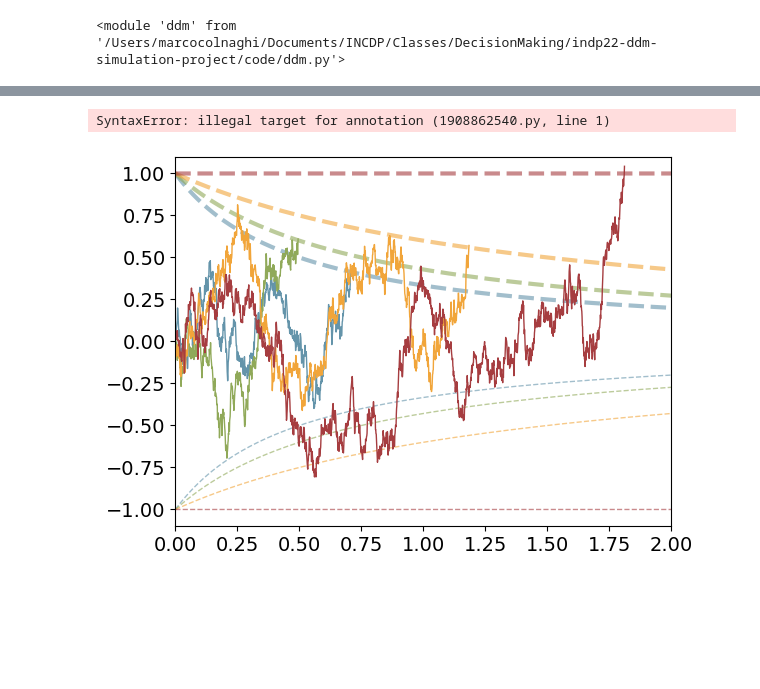
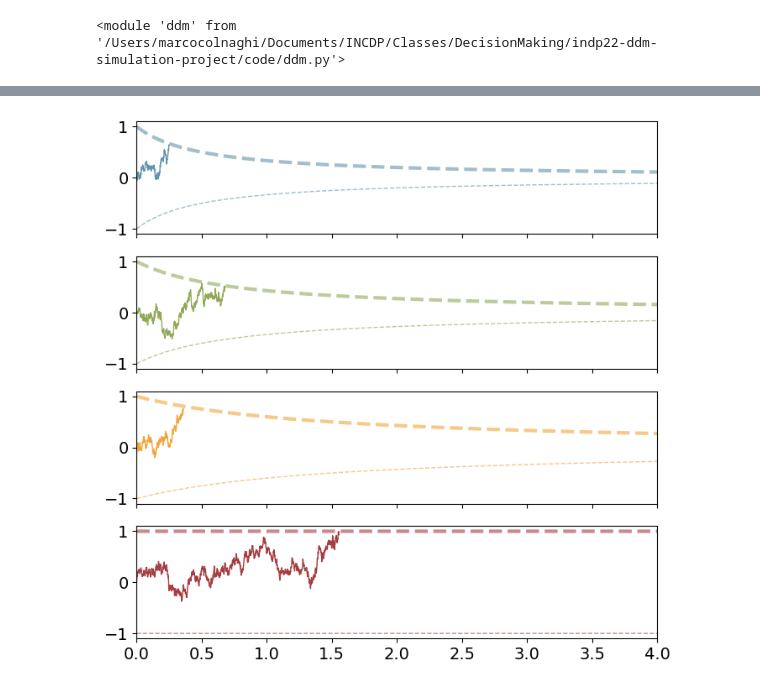
Before and after one commit to I-Pica/indp22-ddm-simulation-project, a Jupyter notebook: code/marco-sim-ddm.ipynb, the cells around one changed output, grey strips where cells are left out. Saved outputs shown, nothing was run; the diff lists cells and outputs as text; code cells hidden in the pictures; blank space fills up the shorter version.

```diff
--- a/code/marco-sim-ddm.ipynb
+++ b/code/marco-sim-ddm.ipynb
@@ -60,0 +106,13 @@ ddm.plot_trajectories_and_RT(S, hits, errs, traj, mu, t, bins, colors)
+# %%
+mu = 2 # drift
+opto_time = np.where(np.logical_and(t >= 0.2, t <= 0.7))[0] # 500 msec stimulation
+opto_val = 1*mu
+mu = mu*np.ones((t.size,1))
+mu[opto_time] -= opto_val
+
+# Define optogenetic parameters
+t = np.arange(0, T, dt) # simulation time
+theta = theta*np.ones((t.size,1))
+clamp_time = np.where(np.logical_and(t >= 0.2, t <= 0.7))[0] # 500 msec stimulation
+clamp_val = np.nan*np.ones((clamp_time.size,1))
+theta[clamp_time] = clamp_val # stimulation time, clamp value
@@ -73,8 +187,9 @@ errs_list = []
 for i, mu in enumerate(mu_list):
     z = z_list[i]
     # Simulate trajectories
-    S, hits, errs, thetas, traj = ddm.sim_ddm(mu, theta, b, z, sigma, n_trials, dt, T)
+    S, _ = ddm.sim_ddm(mu, theta, z, sigma, n_trials, dt, T)
     S_list.append(S)
+    hits, errs = ddm.calc_hits_errs(S, mu)
     hits_list.append(hits)
     errs_list.append(errs)
 # %%
@@ -108,10 +221,10 @@ plt.show()
 # %%
 # Plot different Bounds
-S, hits, errs, thetas, traj = ddm.sim_ddm(mu, theta, b, z, sigma, n_trials, dt, T)
+S, hits, errs, traj = ddm.sim_ddm(mu, theta, b, z, sigma, n_trials, dt, T)
 # %%
 # Run DDM simulations for different drifts
 n_bs = 4
-bs_list = np.linspace(0.02,0, n_bs)
+bs_list = np.linspace(0.02,0.0, n_bs)
 z_list = 0*np.concatenate((-np.ones((10,)),\
                               np.zeros((1,)),\
                               np.ones((10,))))
@@ -127,7 +240,7 @@ trajs = np.zeros((n_trials, n_t, n_bs));
 for i, b in enumerate(bs_list):
     z = z_list[i]
     # Simulate trajectories
-    S, hits, errs, thetas, trajs[:,:,i] = ddm.sim_ddm(mu, theta, b, z, sigma, n_trials, dt, T)
+    S, hits, errs, trajs[:,:,i] = ddm.sim_ddm(mu, theta, b, z, sigma, n_trials, dt, T)
 
     S_list.append(S)
     hits_list.append(hits)
@@ -136,26 +249,22 @@ for i, b in enumerate(bs_list):
 thetas = theta/(1+(b/dt*np.linspace(0, 1, n_t)))
 # %%
 colorbounds = ['#6494AA', '#90A959', '#F1A53A', '#A63D40']
-# %%
-0:10:ranget
-# %% [output]
-SyntaxError: illegal target for annotation (1908862540.py, line 1)
 # %%
-trialID = 34
-#fig, axes = plt.subplots(nrows=2, ncols=2, sharex=True, figsize=(8,8))
-
-for i, b in enumerate(bs_list):
+trialID = 69
+fig, axes = plt.subplots(nrows=4, ncols=1, sharex=True, figsize=(8,8))
+axes = axes.ravel()
+for i, (b, ax) in enumerate(zip(bs_list,axes)):
     thetas = theta/(1+(b/dt*np.linspace(0, 1, n_t)))
     ranget = np.sum(~np.isnan(np.squeeze(trajs[hits_list[i][0][trialID],:,i])))
-    plt.plot(t, thetas, color=colorbounds[i], linestyle='--', linewidth=3, alpha=0.6)
-    plt.plot(t, -thetas, color=colorbounds[i], linestyle='--', linewidth=1, alpha=0.6)
+    ax.plot(t, thetas, color=colorbounds[i], linestyle='--', linewidth=3, alpha=0.6)
+    ax.plot(t, -thetas, color=colorbounds[i], linestyle='--', linewidth=1, alpha=0.6)
 
     #plt.annotate('annotate', xy=(2, 1), xytext=(3, 4))
-    plt.plot(t[np.arange(0,ranget,1)],trajs[hits_list[i][0][trialID],np.arange(0,ranget,1),i], color=colorbounds[i], linewidth=1)
-    plt.xlim([0, 2])
+    ax.plot(t[np.arange(0,ranget,1)],trajs[hits_list[i][0][trialID],np.arange(0,ranget,1),i], color=colorbounds[i], linewidth=1)
+    plt.xlim([0, 4])
     plt.ylim([-1.1,1.1])
 # %% [output]
-[figure, old version]
+[figure, new version]
 # %%
 bins = np.linspace(0, 6, 30)
 # %%
```
Also changed, not shown: parts of 15 cells of this notebook, 2 other files.
